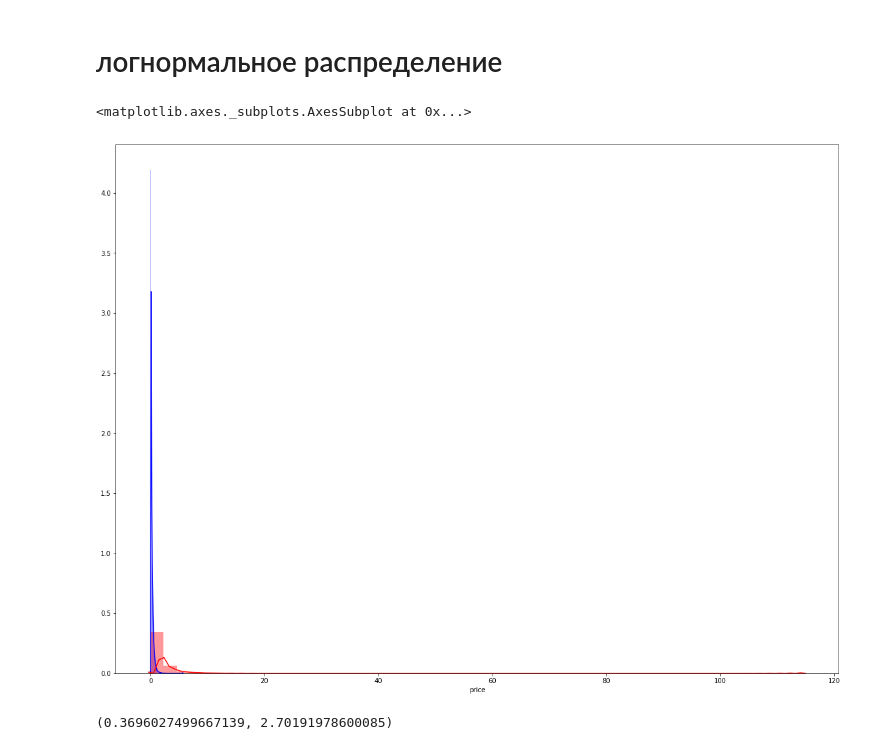
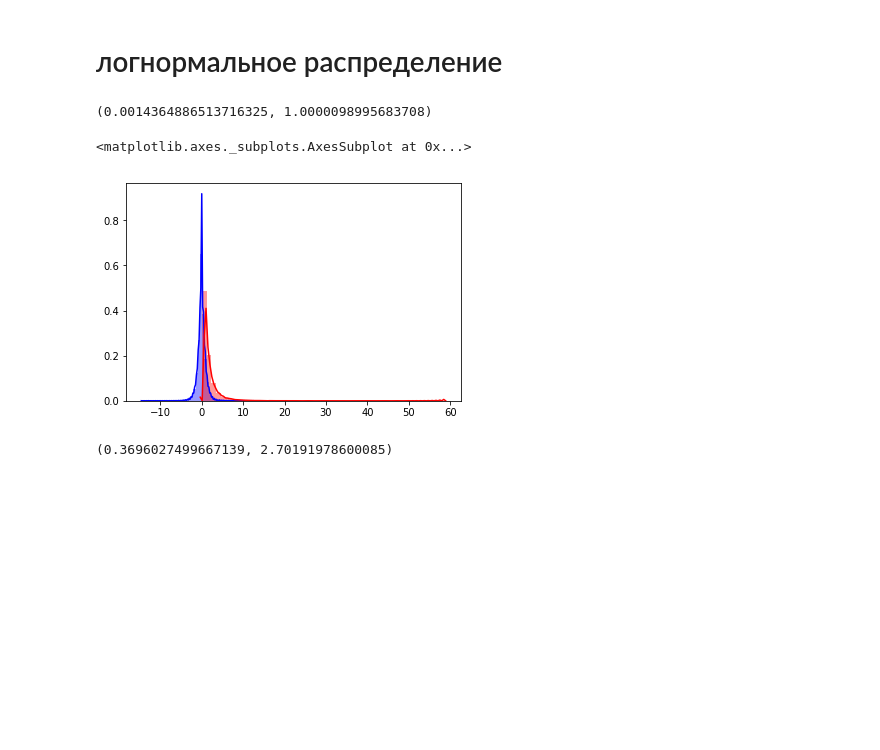
Before and after one commit to marssellio/btchack, a Jupyter notebook: ethusd.ipynb, the cells around one changed output. Cells and saved outputs as stored; diff of their text form; code cells hidden in the pictures; blank space fills up the shorter version.

```diff
--- a/ethusd.ipynb
+++ b/ethusd.ipynb
@@ -17,5 +26,5 @@ df['minute'] = df.time.apply(lambda x: x[:16])
 # %%
-df = df.drop(['time', 'month'], axis=1)
+df = df.drop(['time'], axis=1)
 # %%
 d = df.groupby('minute').tail(1)
 # %%
@@ -37,5 +48,9 @@ a = d[d['minute'].str.contains(s)]['price'].diff()
 # %%
 a = df['price'].diff()
+# %%
+s='2020'
+a = d[d['minute'].str.contains(s)]['price'].values
+a = a[1:]/a[:-1]
 # %%
 a.max(), a.min()
 # %% [output]
@@ -95,14 +110,17 @@ np.percentile((a-norm_mean)/norm_std, 16), np.percentile((a-norm_mean)/norm_std,
 (-0.07295291743918068, 0.05473441488452885)
 # %% [markdown]
 # логнормальное распределение
+# %%
+norm_std, norm_mean
+# %% [output]
+(0.0014364886513716325, 1.0000098995683708)
 # %%
 lognormal = np.random.lognormal(size=a.shape)
-plt.figure(figsize=(20,15))
-sns.distplot(abs(a), color='blue')
+sns.distplot((a-norm_mean)/norm_std, color='blue')
 sns.distplot(lognormal,  color='red')
 # %% [output]
 <matplotlib.axes._subplots.AxesSubplot at 0x...>
-[figure, old version]
+[figure, new version]
 # %%
 np.percentile(lognormal, 16), np.percentile(lognormal, 84)
 # %% [output]
```
Also changed, not shown: parts of 24 cells of this notebook.
